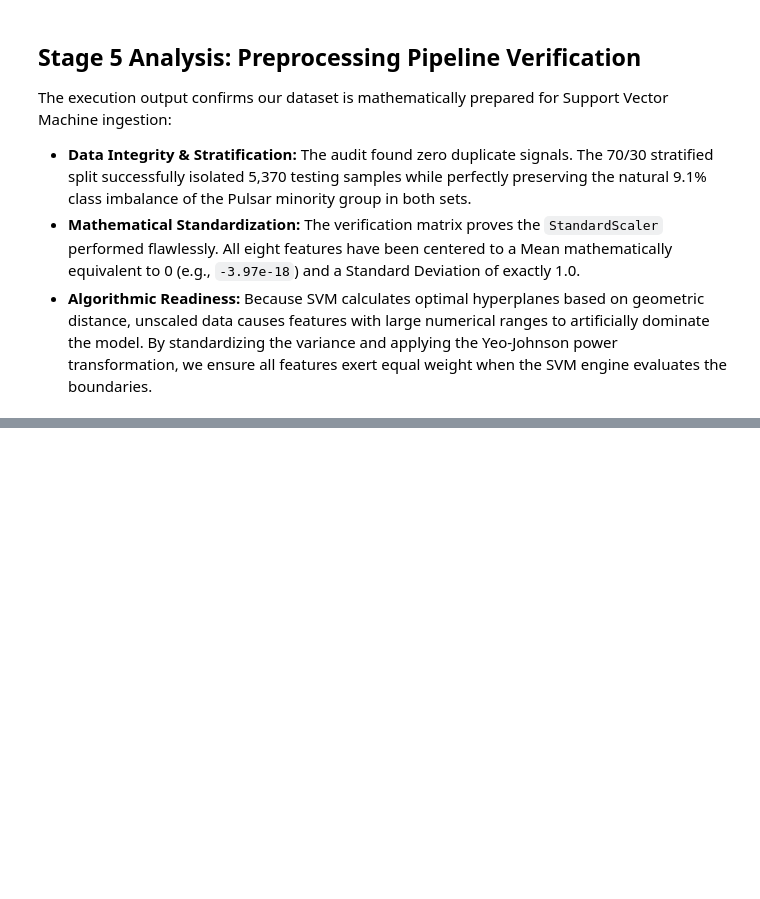
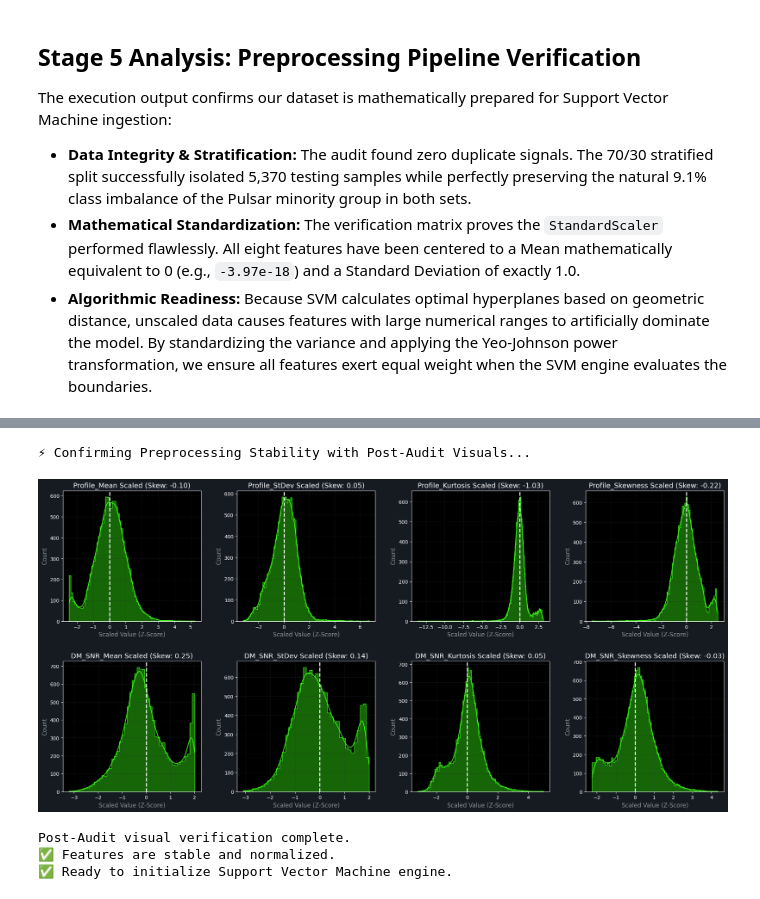
Before and after one commit to sultanjacob/Applied-Machine-Learning, a Jupyter notebook: Phase 13: Support Vector Machines (SVM)/13_support_vector_machines_SVM.ipynb, the cells around one changed output, grey strips where cells are left out. Drawn from its saved outputs; the diff is of its cells as text; code cells hidden in the pictures; blank space fills up the shorter version.

```diff
--- a/Phase 13: Support Vector Machines (SVM)/13_support_vector_machines_SVM.ipynb
+++ b/Phase 13: Support Vector Machines (SVM)/13_support_vector_machines_SVM.ipynb
@@ -291,0 +296,40 @@ The execution output confirms our dataset is mathematically prepared for Support
+# %%
+print("⚡ Confirming Preprocessing Stability with Post-Audit Visuals...")
+
+# Re-Audit Distribution Shape (Histograms + KDE)
+fig, axes = plt.subplots(2, 4, figsize=(20, 10), facecolor='#161b22')
+axes = axes.flatten()
+
+continuous_features = [f for f in X_train_scaled.columns]
+
+for i, feature in enumerate(continuous_features):
+    # Plot intensive Histogram with KDE on the scaled data
+    sns.histplot(X_train_scaled[feature], ax=axes[i], kde=True, color='#39ff14',
+                 alpha=0.4, element='step', label='Scaled Data')
+
+    # Calculate New Skewness to confirm stability
+    feature_skewness = X_train_scaled[feature].skew()
+
+    axes[i].set_title(f"{feature} Scaled (Skew: {feature_skewness:.2f})", color='white')
+    axes[i].set_ylabel("Count", color='#8b949e')
+    axes[i].set_xlabel("Scaled Value (Z-Score)", color='#8b949e')
+
+    # Add mean line (should sit perfectly at 0.0)
+    axes[i].axvline(0.0, color='white', linestyle='--', linewidth=2, label='Z=0.0')
+    axes[i].tick_params(colors='white')
+
+    # Clean up grid for dark theme
+    axes[i].grid(color='#30363d', linestyle='-', alpha=0.3)
+
+plt.tight_layout(pad=3.0)
+plt.show()
+
+print("\nPost-Audit visual verification complete.")
+print("✅ Features are stable and normalized.")
+print("✅ Ready to initialize Support Vector Machine engine.")
+# %% [output]
+⚡ Confirming Preprocessing Stability with Post-Audit Visuals...
+[figure, added]
+Post-Audit visual verification complete.
+✅ Features are stable and normalized.
+✅ Ready to initialize Support Vector Machine engine.
```
Also changed, not shown: parts of 3 cells of this notebook.
